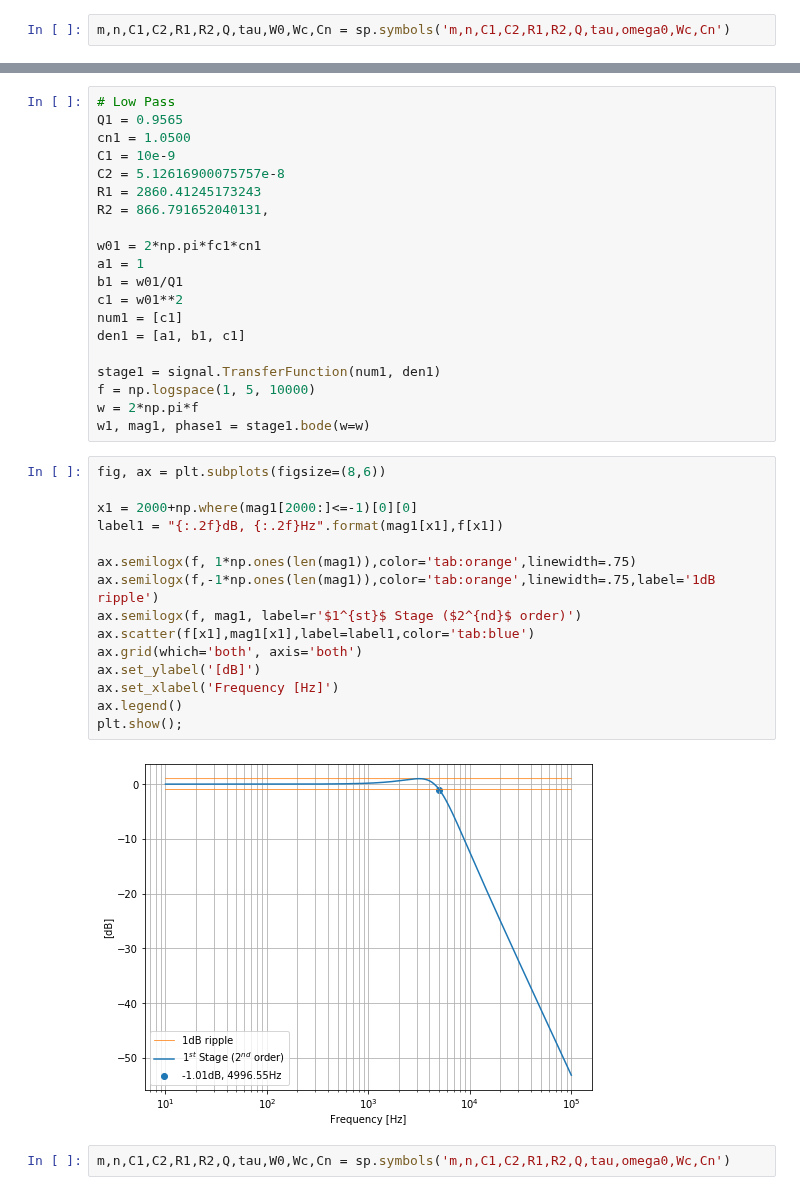
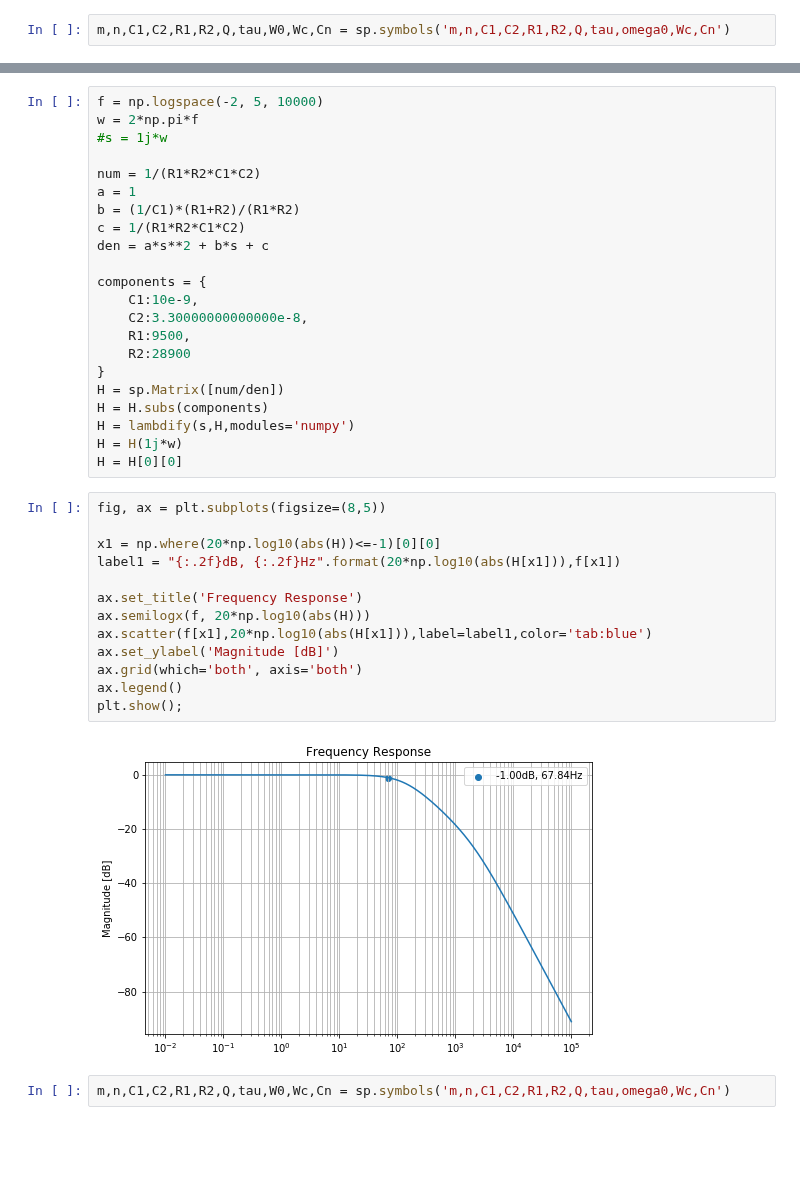
Before and after one commit to kegedy/EE538, a Jupyter notebook: design_project/design_project.ipynb, the cells around one changed output, grey strips where cells are left out. Cells and saved outputs as stored; diff of their text form; blank space fills up the shorter version.

```diff
--- a/design_project/design_project.ipynb
+++ b/design_project/design_project.ipynb
@@ -457,40 +463,40 @@ eq, myVals
-# %%
-# Low Pass
-Q1 = 0.9565
-cn1 = 1.0500
-C1 = 10e-9
-C2 = 5.12616900075757e-8
-R1 = 2860.41245173243
-R2 = 866.791652040131,
-
-w01 = 2*np.pi*fc1*cn1
-a1 = 1
-b1 = w01/Q1
-c1 = w01**2
-num1 = [c1]
-den1 = [a1, b1, c1]
-
-stage1 = signal.TransferFunction(num1, den1)
-f = np.logspace(1, 5, 10000)
-w = 2*np.pi*f
-w1, mag1, phase1 = stage1.bode(w=w)
+# %%
+f = np.logspace(-2, 5, 10000)
+w = 2*np.pi*f
+#s = 1j*w
+
+num = 1/(R1*R2*C1*C2)
+a = 1
+b = (1/C1)*(R1+R2)/(R1*R2)
+c = 1/(R1*R2*C1*C2)
+den = a*s**2 + b*s + c
+
+components = {
+    C1:10e-9,
+    C2:3.30000000000000e-8,
+    R1:9500,
+    R2:28900
+}
+H = sp.Matrix([num/den])
+H = H.subs(components)
+H = lambdify(s,H,modules='numpy')
+H = H(1j*w)
+H = H[0][0]
 # %%
-fig, ax = plt.subplots(figsize=(8,6))
+fig, ax = plt.subplots(figsize=(8,5))
 
-x1 = 2000+np.where(mag1[2000:]<=-1)[0][0]
-label1 = "{:.2f}dB, {:.2f}Hz".format(mag1[x1],f[x1])
+x1 = np.where(20*np.log10(abs(H))<=-1)[0][0]
+label1 = "{:.2f}dB, {:.2f}Hz".format(20*np.log10(abs(H[x1])),f[x1])
 
-ax.semilogx(f, 1*np.ones(len(mag1)),color='tab:orange',linewidth=.75)
-ax.semilogx(f,-1*np.ones(len(mag1)),color='tab:orange',linewidth=.75,label='1dB ripple')
-ax.semilogx(f, mag1, label=r'$1^{st}$ Stage ($2^{nd}$ order)')
-ax.scatter(f[x1],mag1[x1],label=label1,color='tab:blue')
+ax.set_title('Frequency Response')
+ax.semilogx(f, 20*np.log10(abs(H)))
+ax.scatter(f[x1],20*np.log10(abs(H[x1])),label=label1,color='tab:blue')
+ax.set_ylabel('Magnitude [dB]')
 ax.grid(which='both', axis='both')
-ax.set_ylabel('[dB]')
-ax.set_xlabel('Frequency [Hz]')
 ax.legend()
 plt.show();
 # %% [output]
-[figure, old version]
+[figure, new version]
 # %%
 m,n,C1,C2,R1,R2,Q,tau,W0,Wc,Cn = sp.symbols('m,n,C1,C2,R1,R2,Q,tau,omega0,Wc,Cn')
 # %%
```
Also changed, not shown: parts of 8 cells of this notebook.
